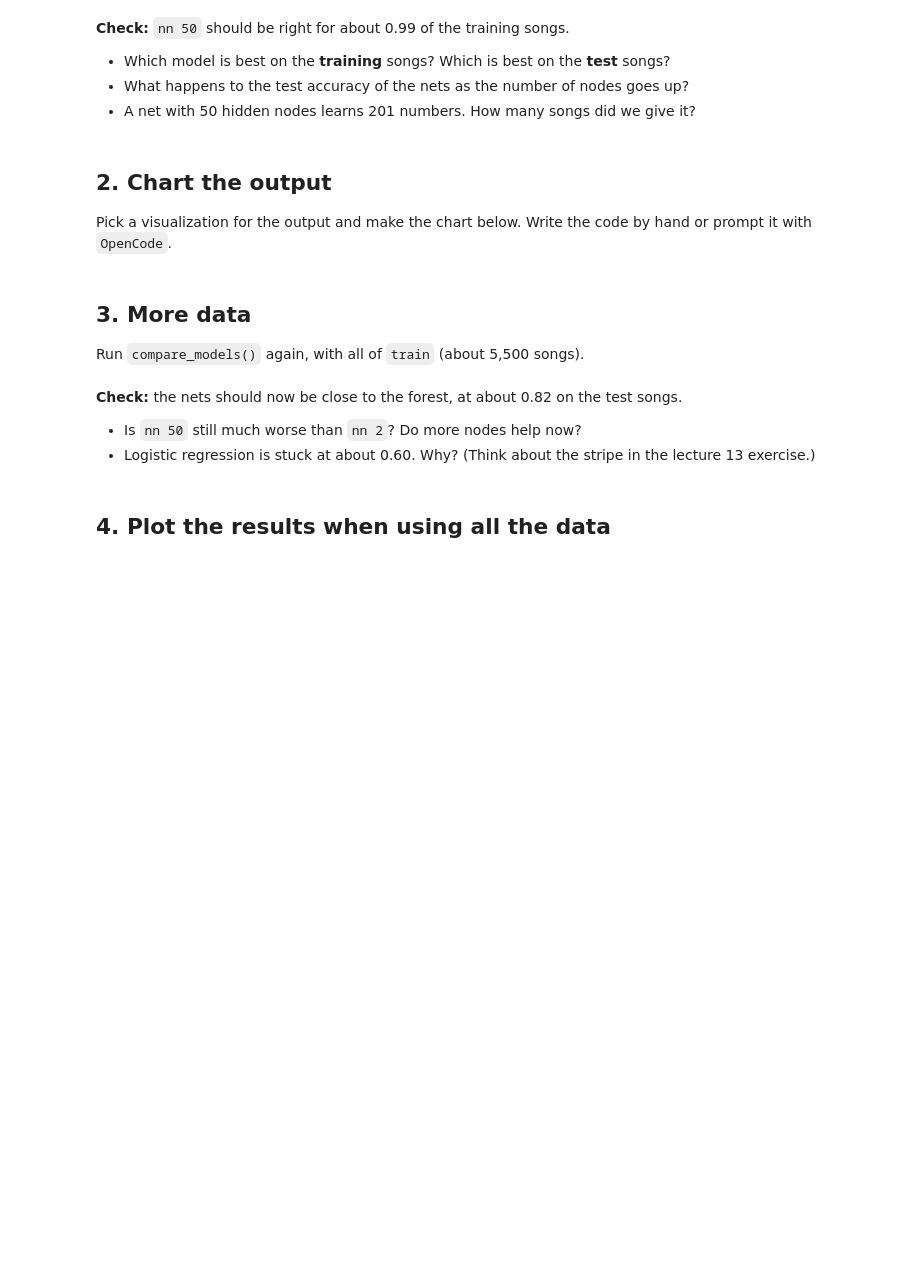
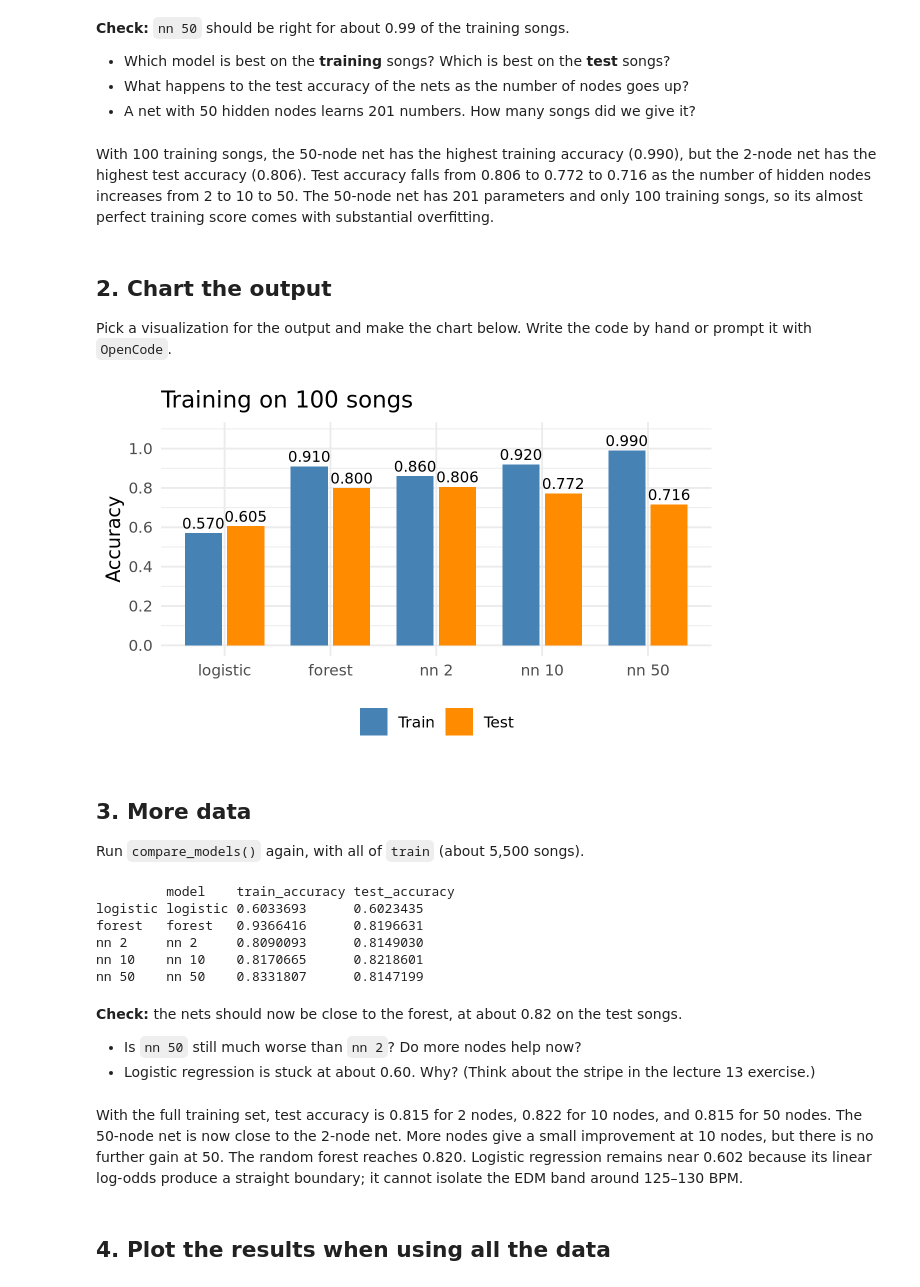
Before and after one commit to momowl/codespace, a Jupyter notebook: exercises/16-nn-exercise.ipynb, the cells around one changed output. Cells and saved outputs as stored; diff of their text form; code cells hidden in the pictures; blank space fills up the shorter version.

```diff
--- a/exercises/16-nn-exercise.ipynb
+++ b/exercises/16-nn-exercise.ipynb
@@ -98,21 +126,52 @@ results_small
 - Which model is best on the **training** songs? Which is best on the **test** songs?
 - What happens to the test accuracy of the nets as the number of nodes goes up?
 - A net with 50 hidden nodes learns 201 numbers. How many songs did we give it?
+# %% [markdown]
+With 100 training songs, the 50-node net has the highest training accuracy (0.990), but the 2-node net has the highest test accuracy (0.806). Test accuracy falls from 0.806 to 0.772 to 0.716 as the number of hidden nodes increases from 2 to 10 to 50. The 50-node net has 201 parameters and only 100 training songs, so its almost perfect training score comes with substantial overfitting.
 # %% [markdown]
 ## 2. Chart the output
 
 Pick a visualization for the output and make the chart below. Write the code by hand or prompt it with `OpenCode`.
 # %%
-# Chart code goes here
+plot_accuracy <- function(results, title) {
+    results |>
+        mutate(model = factor(model, levels = c('logistic', 'forest', 'nn 2', 'nn 10', 'nn 50'))) |>
+        tidyr::pivot_longer(c(train_accuracy, test_accuracy), names_to = 'sample', values_to = 'accuracy') |>
+        mutate(sample = factor(sample, levels = c('train_accuracy', 'test_accuracy'), labels = c('Train', 'Test'))) |>
+        ggplot(aes(x = model, y = accuracy, fill = sample)) +
+        geom_col(position = position_dodge(width = 0.8), width = 0.7) +
+        geom_text(aes(label = sprintf('%.3f', accuracy)), position = position_dodge(width = 0.8), vjust = -0.4, size = 3) +
+        scale_fill_manual(values = c('Train' = 'steelblue', 'Test' = 'darkorange')) +
+        scale_y_continuous(limits = c(0, 1.08), breaks = seq(0, 1, 0.2)) +
+        labs(x = NULL, y = 'Accuracy', fill = NULL, title = title) +
+        theme_minimal(base_size = 11) +
+        theme(legend.position = 'bottom')
+}
+
+plot_accuracy(results_small, 'Training on 100 songs')
+# %% [output]
+[figure, added]
 # %% [markdown]
 ## 3. More data
 
 Run `compare_models()` again, with all of `train` (about 5,500 songs).
+# %%
+results_full <- compare_models(train)
+results_full
+# %% [output]
+         model    train_accuracy test_accuracy
+logistic logistic 0.6033693      0.6023435
+forest   forest   0.9366416      0.8196631
+nn 2     nn 2     0.8090093      0.8149030
+nn 10    nn 10    0.8170665      0.8218601
+nn 50    nn 50    0.8331807      0.8147199
 # %% [markdown]
 **Check:** the nets should now be close to the forest, at about 0.82 on the test songs.
 
 - Is `nn 50` still much worse than `nn 2`? Do more nodes help now?
 - Logistic regression is stuck at about 0.60. Why? (Think about the stripe in the lecture 13 exercise.)
+# %% [markdown]
+With the full training set, test accuracy is 0.815 for 2 nodes, 0.822 for 10 nodes, and 0.815 for 50 nodes. The 50-node net is now close to the 2-node net. More nodes give a small improvement at 10 nodes, but there is no further gain at 50. The random forest reaches 0.820. Logistic regression remains near 0.602 because its linear log-odds produce a straight boundary; it cannot isolate the EDM band around 125–130 BPM.
 # %% [markdown]
 ## 4. Plot the results when using all the data
 # %%
```
Also changed, not shown: parts of 5 cells of this notebook, 1 other file.
